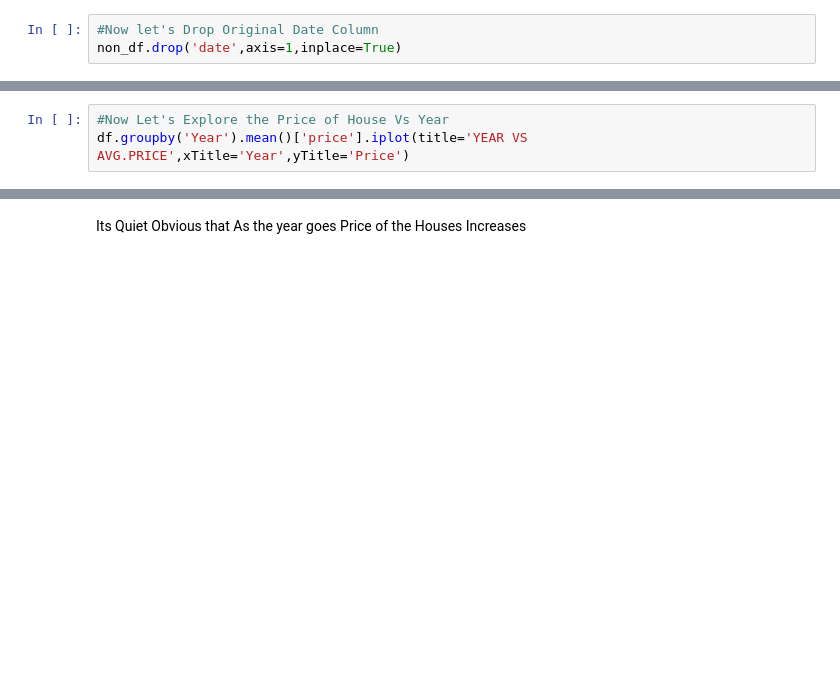
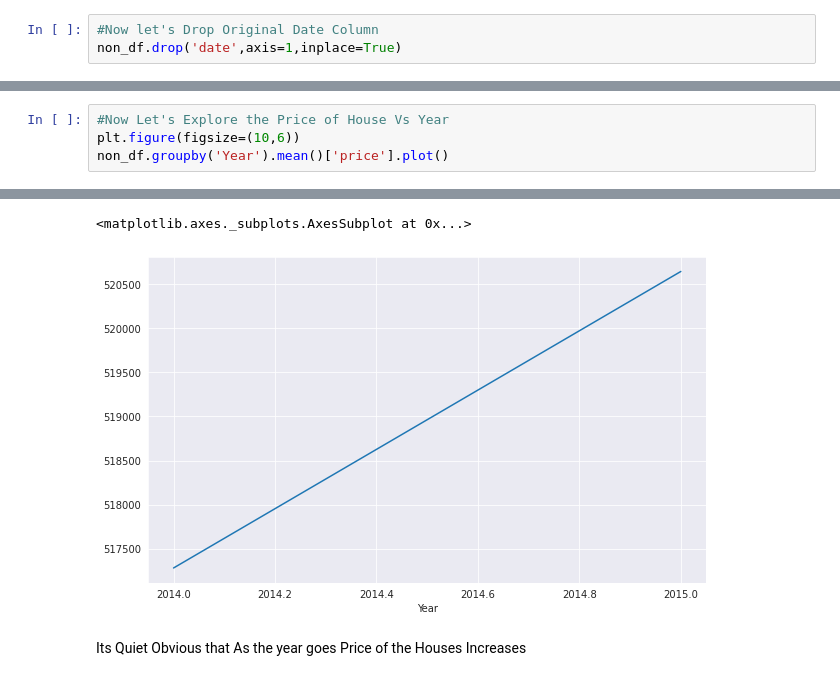
Before and after one commit to Nascent-bot/ML-Projects, a Jupyter notebook: Regression.ipynb, the cells around one changed output, grey strips where cells are left out. Drawn from its saved outputs; the diff is of its cells as text; blank space fills up the shorter version.

```diff
--- a/Regression.ipynb
+++ b/Regression.ipynb
@@ -244,4 +269,5 @@ non_df.head(1)
 # %%
 #Now Let's Explore the Price of House Vs Year
-df.groupby('Year').mean()['price'].iplot(title='YEAR VS AVG.PRICE',xTitle='Year',yTitle='Price')
+plt.figure(figsize=(10,6))
+non_df.groupby('Year').mean()['price'].plot()
 # %% [output]
@@ -249,3 +274,5 @@ df.groupby('Year').mean()['price'].iplot(title='YEAR VS AVG.PRICE',xTitle='Year'
+<matplotlib.axes._subplots.AxesSubplot at 0x...>
+[figure, added]
 # %% [markdown]
 Its Quiet Obvious that As the year goes Price of the Houses Increases
 # %%
```
Also changed, not shown: parts of 41 cells of this notebook.
